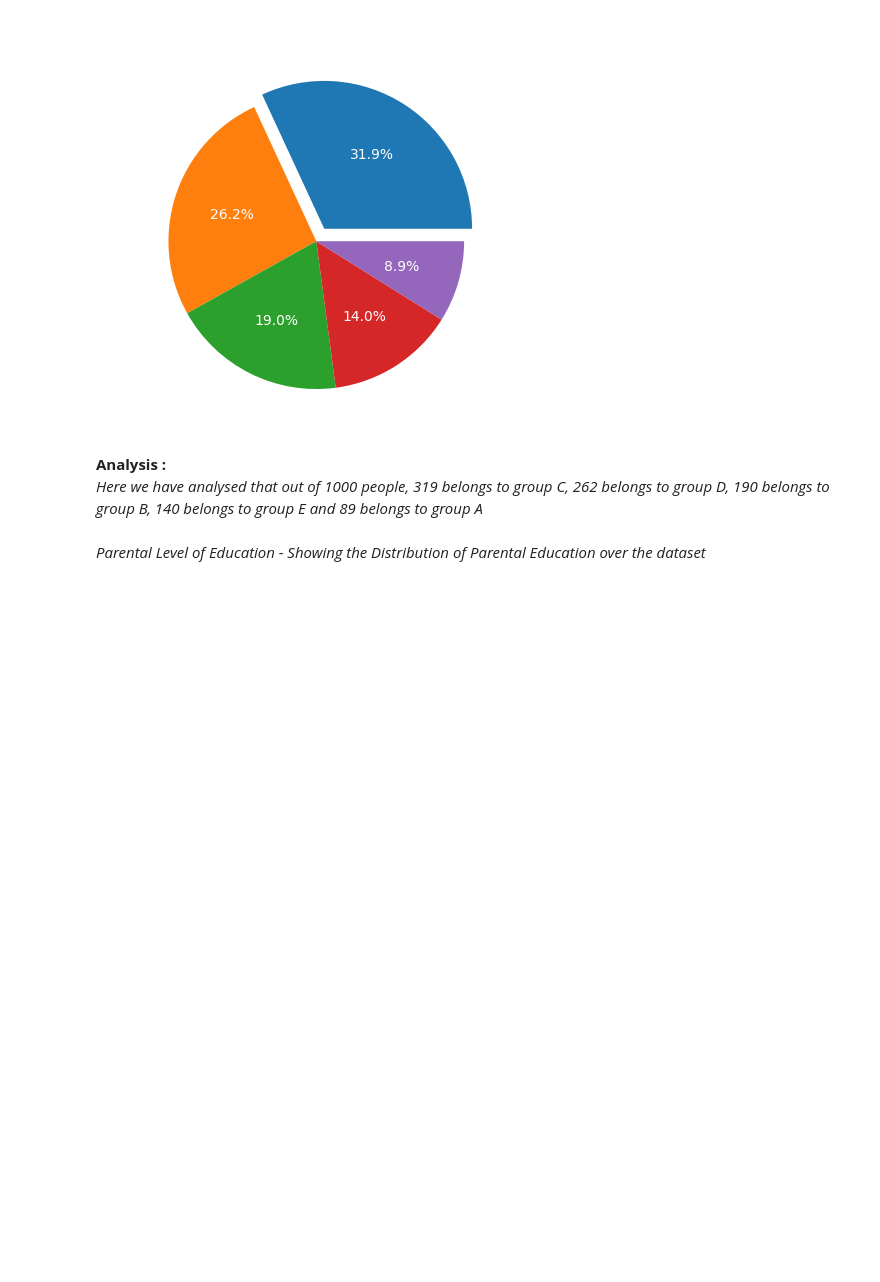
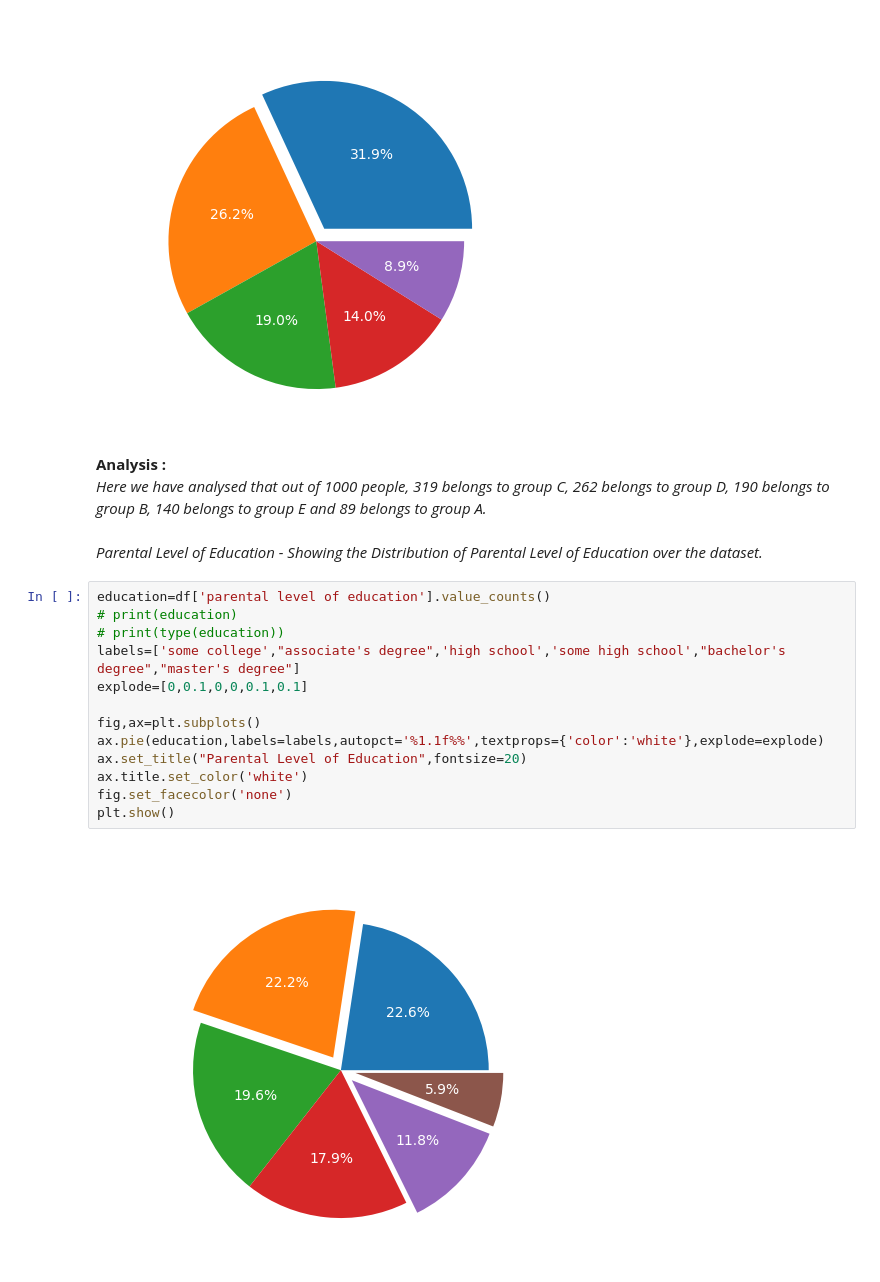
Before and after one commit to udaysingh21/Pandas-Project, a Jupyter notebook: STUDENT PERFORMANCE/analysis.ipynb, the cells around one changed output. Saved outputs shown, nothing was run; the diff lists cells and outputs as text; blank space fills up the shorter version.

```diff
--- a/STUDENT PERFORMANCE/analysis.ipynb
+++ b/STUDENT PERFORMANCE/analysis.ipynb
@@ -350,6 +350,21 @@ plt.show()
 [figure]
 # %% [markdown]
 **Analysis :**
-*Here we have analysed that out of 1000 people, 319 belongs to group C, 262 belongs to group D, 190 belongs to group B, 140 belongs to group E and 89 belongs to group A*
+*Here we have analysed that out of 1000 people, 319 belongs to group C, 262 belongs to group D, 190 belongs to group B, 140 belongs to group E and 89 belongs to group A.*
 # %% [markdown]
-*Parental Level of Education - Showing the Distribution of Parental Education over the dataset*
+*Parental Level of Education - Showing the Distribution of Parental Level of Education over the dataset.*
+# %%
+education=df['parental level of education'].value_counts()
+# print(education)
+# print(type(education))
+labels=['some college',"associate's degree",'high school','some high school',"bachelor's degree","master's degree"]
+explode=[0,0.1,0,0,0.1,0.1]
+
+fig,ax=plt.subplots()
+ax.pie(education,labels=labels,autopct='%1.1f%%',textprops={'color':'white'},explode=explode)
+ax.set_title("Parental Level of Education",fontsize=20)
+ax.title.set_color('white')
+fig.set_facecolor('none')
+plt.show()
+# %% [output]
+[figure, added]
```
Also changed, not shown: parts of 8 cells of this notebook.
